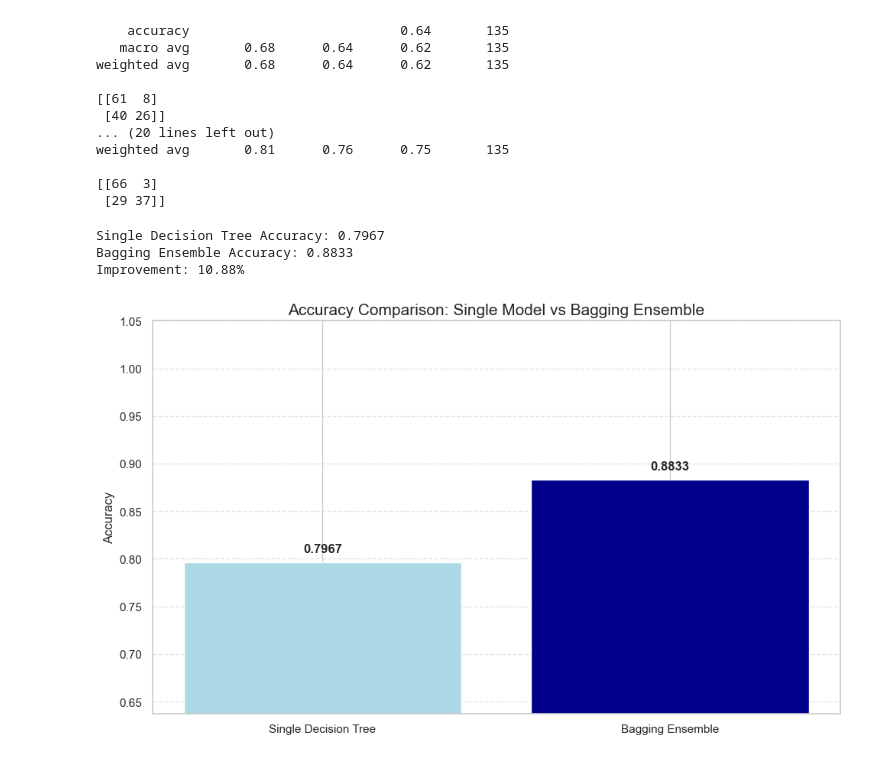
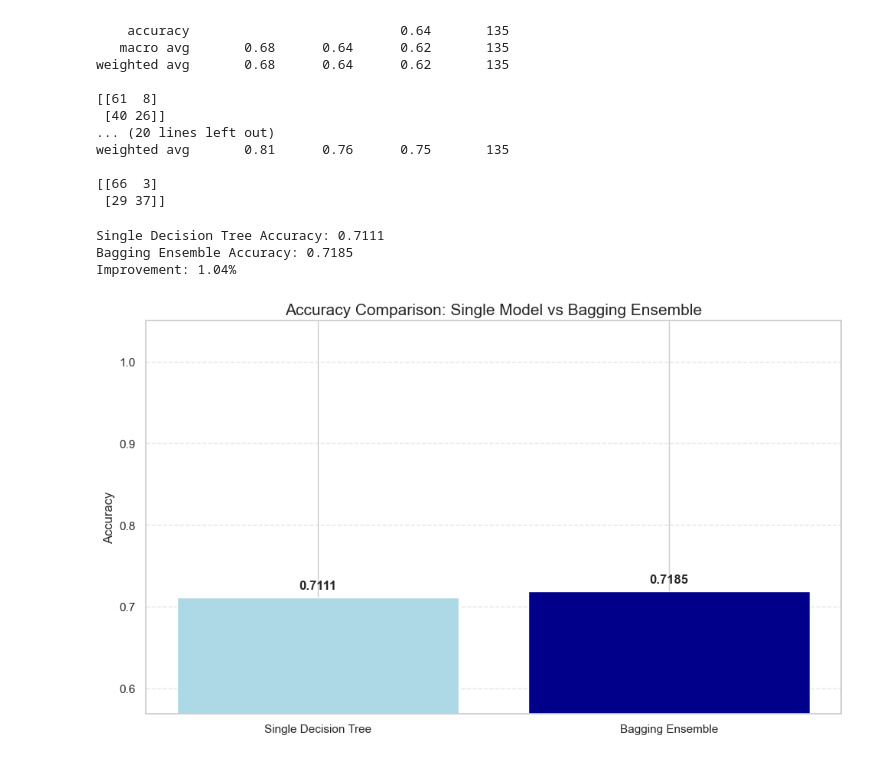
Before and after one commit to TasnimulIntazamAsif/EDGE_Project-Movie_Genre, a Jupyter notebook: movie_genre.ipynb, the cells around one changed output. Drawn from its saved outputs; the diff is of its cells as text; code cells hidden in the pictures.

```diff
--- a/movie_genre.ipynb
+++ b/movie_genre.ipynb
@@ -263,13 +263,6 @@ weighted avg       0.81      0.76      0.75       135
 [[66  3]
  [29 37]]
 # %%
-# Generate a synthetic dataset
-np.random.seed(42)
-X, y = make_classification(n_samples=1000, n_features=20, n_informative=15,
-                          n_redundant=5, random_state=42)
-
-# Split the data
-X_train, X_test, y_train, y_test = train_test_split(X, y, test_size=0.3, random_state=42)
 
 # Train a single decision tree
 single_tree = DecisionTreeClassifier(random_state=42)
@@ -283,34 +276,34 @@ bagging = BaggingClassifier(
     n_estimators=100,
     random_state=42
 )
 bagging.fit(X_train, y_train)
 y_pred_bagging = bagging.predict(X_test)
 bagging_accuracy = accuracy_score(y_test, y_pred_bagging)
 
 
 # Print the results
 print(f"Single Decision Tree Accuracy: {single_accuracy:.4f}")
 print(f"Bagging Ensemble Accuracy: {bagging_accuracy:.4f}")
 print(f"Improvement: {(bagging_accuracy - single_accuracy) / single_accuracy * 100:.2f}%")
 
 # Create a bar chart comparing the accuracy
 plt.figure(figsize=(10, 6))
 plt.bar(['Single Decision Tree', 'Bagging Ensemble'],
         [single_accuracy, bagging_accuracy],
         color=['lightblue', 'darkblue'])
 plt.title('Accuracy Comparison: Single Model vs Bagging Ensemble', fontsize=15)
 plt.ylabel('Accuracy')
 plt.ylim(0.8 * min(single_accuracy, bagging_accuracy), 1.05)
 plt.grid(True, axis='y', linestyle='--', alpha=0.5)
 
 # Add the exact accuracy values on top of bars
 for i, acc in enumerate([single_accuracy, bagging_accuracy]):
     plt.text(i, acc + 0.01, f"{acc:.4f}", horizontalalignment='center', fontweight='bold')
 
 plt.tight_layout()
 plt.show()
 # %% [output]
-Single Decision Tree Accuracy: 0.7967
-Bagging Ensemble Accuracy: 0.8833
-Improvement: 10.88%
+Single Decision Tree Accuracy: 0.7111
+Bagging Ensemble Accuracy: 0.7185
+Improvement: 1.04%
-[figure, old version]
+[figure, new version]
```
Also changed, not shown: parts of 4 cells of this notebook.
